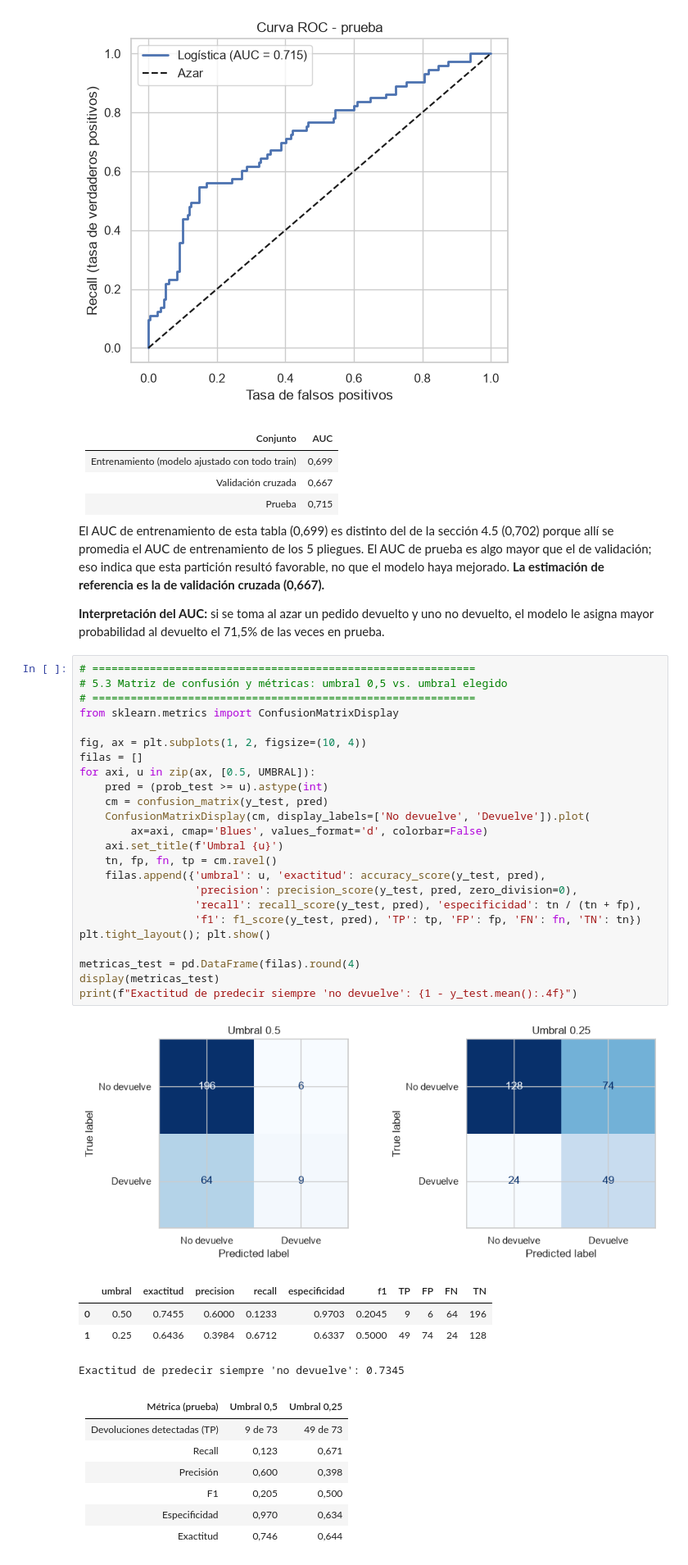
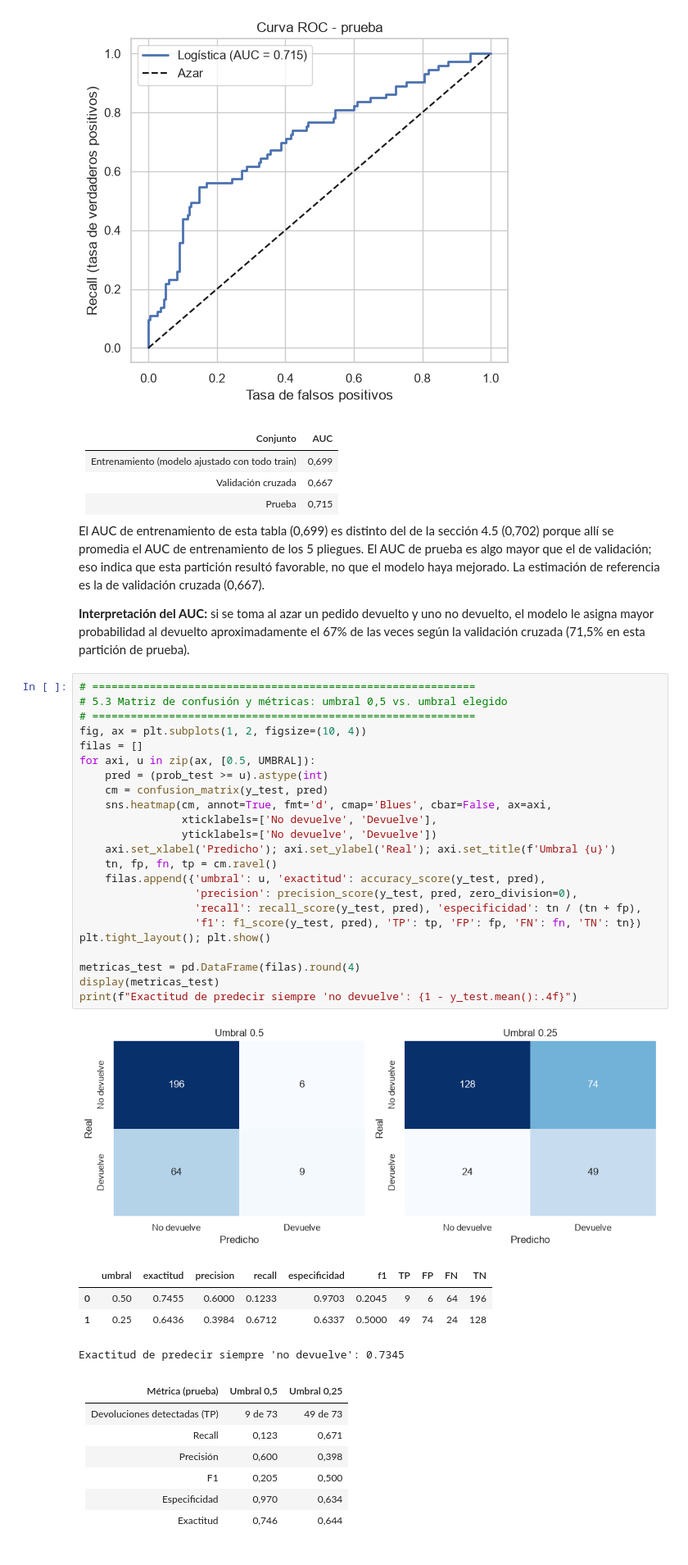
Before and after one commit to Bedoya1905/proyecto_analitica, a Jupyter notebook: PROYECTO1.ipynb, the cells around one changed output. Shown at 82% size. Saved outputs shown, nothing was run; the diff lists cells and outputs as text.

```diff
--- a/PROYECTO1.ipynb
+++ b/PROYECTO1.ipynb
@@ -1024,35 +1026,34 @@ plt.title('Curva ROC - prueba'); plt.legend(); plt.tight_layout(); plt.show()
 | Validación cruzada | 0,667 |
 | Prueba | 0,715 |
 
-El AUC de entrenamiento de esta tabla (0,699) es distinto del de la sección 4.5 (0,702) porque allí se promedia el AUC de entrenamiento de los 5 pliegues. El AUC de prueba es algo mayor que el de validación; eso indica que esta partición resultó favorable, no que el modelo haya mejorado. **La estimación de referencia es la de validación cruzada (0,667).**
+El AUC de entrenamiento de esta tabla (0,699) es distinto del de la sección 4.5 (0,702) porque allí se promedia el AUC de entrenamiento de los 5 pliegues. El AUC de prueba es algo mayor que el de validación; eso indica que esta partición resultó favorable, no que el modelo haya mejorado. La estimación de referencia es la de validación cruzada (0,667).
 
-**Interpretación del AUC:** si se toma al azar un pedido devuelto y uno no devuelto, el modelo le asigna mayor probabilidad al devuelto el 71,5% de las veces en prueba.
+**Interpretación del AUC:** si se toma al azar un pedido devuelto y uno no devuelto, el modelo le asigna mayor probabilidad al devuelto aproximadamente el 67% de las veces según la validación cruzada (71,5% en esta partición de prueba).
 # %%
 # ============================================================
 # 5.3 Matriz de confusión y métricas: umbral 0,5 vs. umbral elegido
 # ============================================================
-from sklearn.metrics import ConfusionMatrixDisplay
-
 fig, ax = plt.subplots(1, 2, figsize=(10, 4))
 filas = []
 for axi, u in zip(ax, [0.5, UMBRAL]):
     pred = (prob_test >= u).astype(int)
     cm = confusion_matrix(y_test, pred)
-    ConfusionMatrixDisplay(cm, display_labels=['No devuelve', 'Devuelve']).plot(
-        ax=axi, cmap='Blues', values_format='d', colorbar=False)
-    axi.set_title(f'Umbral {u}')
+    sns.heatmap(cm, annot=True, fmt='d', cmap='Blues', cbar=False, ax=axi,
+                xticklabels=['No devuelve', 'Devuelve'],
+                yticklabels=['No devuelve', 'Devuelve'])
+    axi.set_xlabel('Predicho'); axi.set_ylabel('Real'); axi.set_title(f'Umbral {u}')
     tn, fp, fn, tp = cm.ravel()
     filas.append({'umbral': u, 'exactitud': accuracy_score(y_test, pred),
                   'precision': precision_score(y_test, pred, zero_division=0),
                   'recall': recall_score(y_test, pred), 'especificidad': tn / (tn + fp),
                   'f1': f1_score(y_test, pred), 'TP': tp, 'FP': fp, 'FN': fn, 'TN': tn})
 plt.tight_layout(); plt.show()
 
 metricas_test = pd.DataFrame(filas).round(4)
 display(metricas_test)
 print(f"Exactitud de predecir siempre 'no devuelve': {1 - y_test.mean():.4f}")
 # %% [output]
-[figure, old version]
+[figure, new version]
 |  | umbral | exactitud | precision | recall | especificidad | f1 | TP | FP | FN | TN |
 | 0 | 0.50 | 0.7455 | 0.6000 | 0.1233 | 0.9703 | 0.2045 | 9 | 6 | 64 | 196 |
 | 1 | 0.25 | 0.6436 | 0.3984 | 0.6712 | 0.6337 | 0.5000 | 49 | 74 | 24 | 128 |
```
Also changed, not shown: parts of 17 cells of this notebook.
